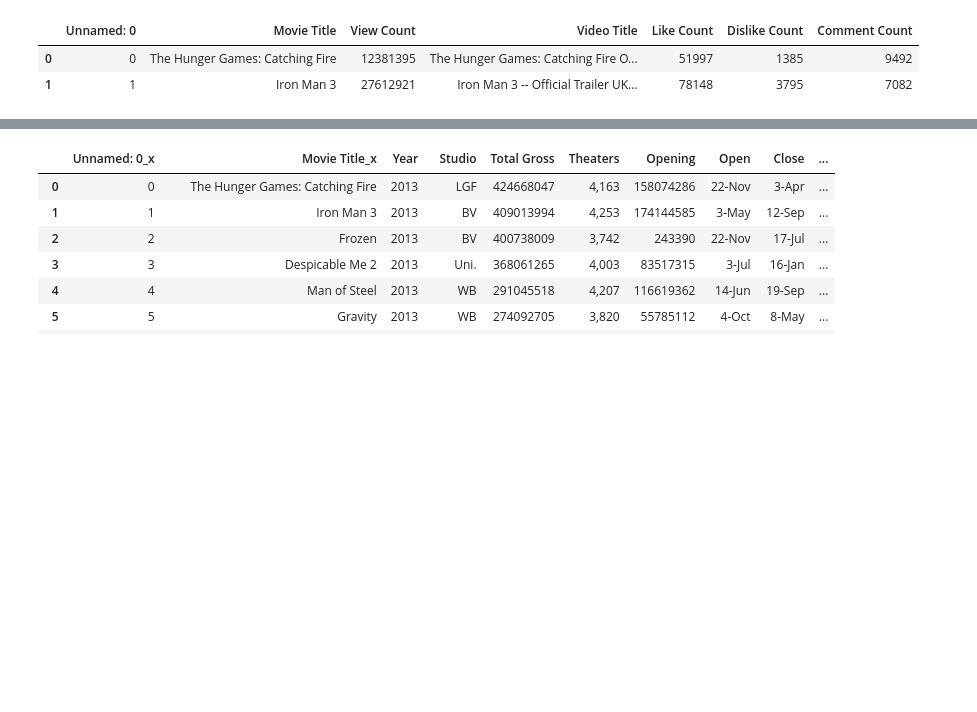
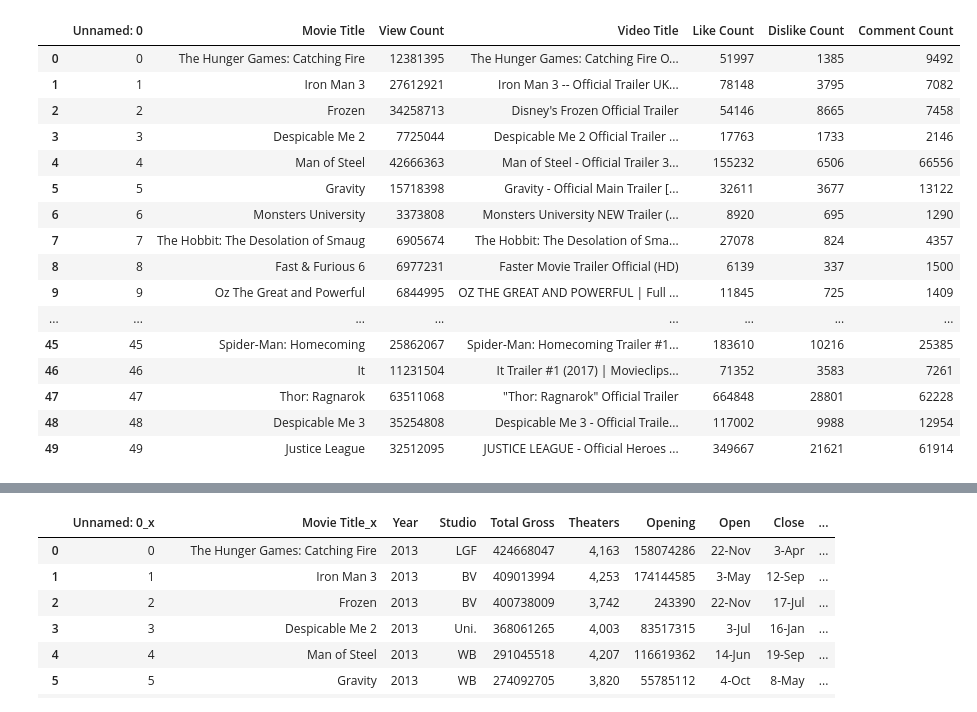
Before and after one commit to buechseli/Project-1-DS-Viz-Bootcamp, a Jupyter notebook: Box Office Mojo Data/Final.ipynb, the cells around one changed output, grey strips where cells are left out. Drawn from its saved outputs; the diff is of its cells as text; code cells hidden in the pictures; blank space fills up the shorter version.

```diff
--- a/Box Office Mojo Data/Final.ipynb
+++ b/Box Office Mojo Data/Final.ipynb
@@ -10,9 +24,23 @@ movies_df.head(2)
 # %%
 youtube_df = pd.read_csv('youtube.csv')
-youtube_df.head(2)
+youtube_df
 # %% [output]
 |  | Unnamed: 0 | Movie Title | View Count | Video Title | Like Count | Dislike Count | Comment Count |
 | 0 | 0 | The Hunger Games: Catching Fire | 12381395 | The Hunger Games: Catching Fire O... | 51997 | 1385 | 9492 |
 | 1 | 1 | Iron Man 3 | 27612921 | Iron Man 3 -- Official Trailer UK... | 78148 | 3795 | 7082 |
+| 2 | 2 | Frozen | 34258713 | Disney's Frozen Official Trailer | 54146 | 8665 | 7458 |
+| 3 | 3 | Despicable Me 2 | 7725044 | Despicable Me 2 Official Trailer ... | 17763 | 1733 | 2146 |
+| 4 | 4 | Man of Steel | 42666363 | Man of Steel - Official Trailer 3... | 155232 | 6506 | 66556 |
+| 5 | 5 | Gravity | 15718398 | Gravity - Official Main Trailer [... | 32611 | 3677 | 13122 |
+| 6 | 6 | Monsters University | 3373808 | Monsters University NEW Trailer (... | 8920 | 695 | 1290 |
+| 7 | 7 | The Hobbit: The Desolation of Smaug | 6905674 | The Hobbit: The Desolation of Sma... | 27078 | 824 | 4357 |
+| 8 | 8 | Fast & Furious 6 | 6977231 | Faster Movie Trailer Official (HD) | 6139 | 337 | 1500 |
+| 9 | 9 | Oz The Great and Powerful | 6844995 | OZ THE GREAT AND POWERFUL | Full ... | 11845 | 725 | 1409 |
+| ... | ... | ... | ... | ... | ... | ... | ... |
+| 45 | 45 | Spider-Man: Homecoming | 25862067 | Spider-Man: Homecoming Trailer #1... | 183610 | 10216 | 25385 |
+| 46 | 46 | It | 11231504 | It Trailer #1 (2017) | Movieclips... | 71352 | 3583 | 7261 |
+| 47 | 47 | Thor: Ragnarok | 63511068 | "Thor: Ragnarok" Official Trailer | 664848 | 28801 | 62228 |
+| 48 | 48 | Despicable Me 3 | 35254808 | Despicable Me 3 - Official Traile... | 117002 | 9988 | 12954 |
+| 49 | 49 | Justice League | 32512095 | JUSTICE LEAGUE - Official Heroes ... | 349667 | 21621 | 61914 |
 # %%
 season_df = pd.read_csv('season.csv')
```
Also changed, not shown: parts of 2 cells of this notebook, 2 other files.
